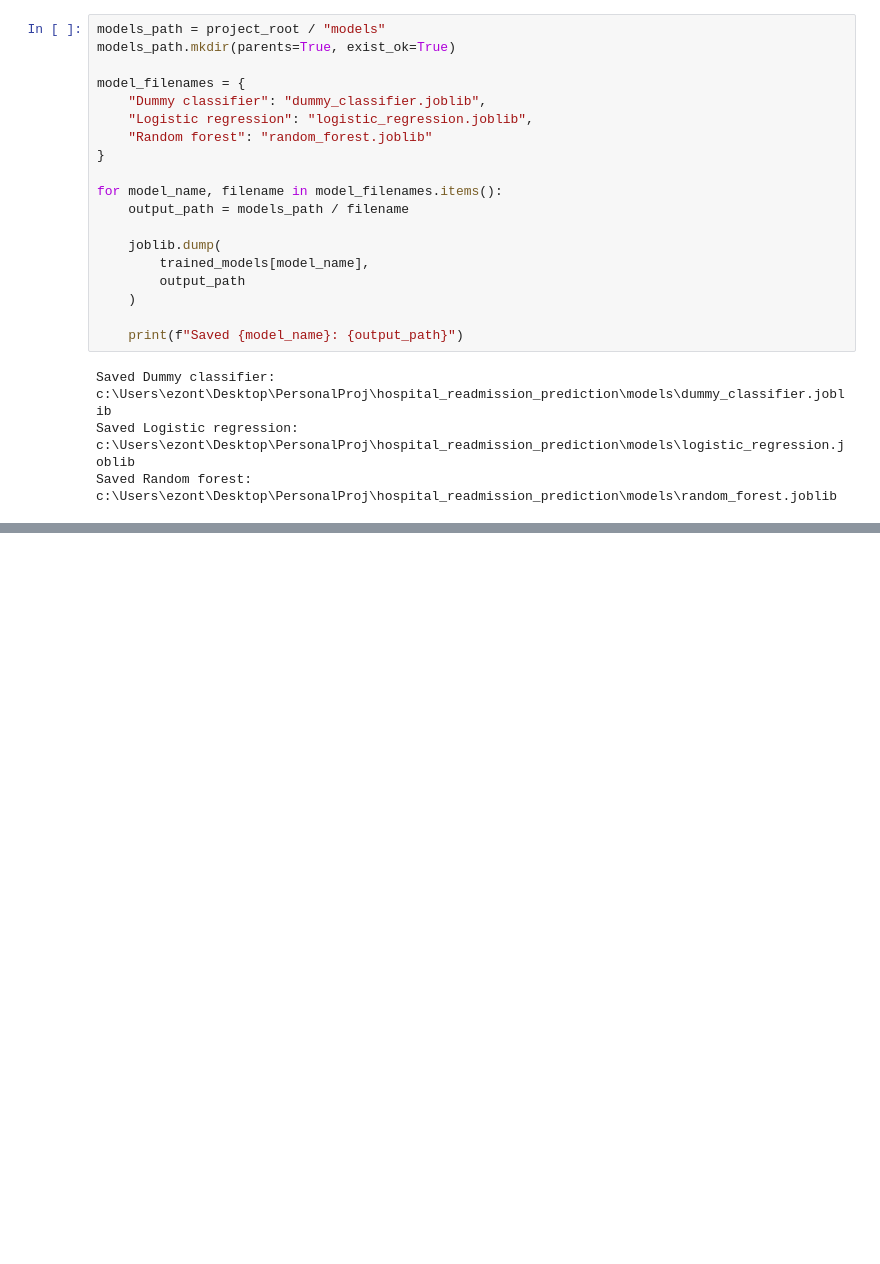
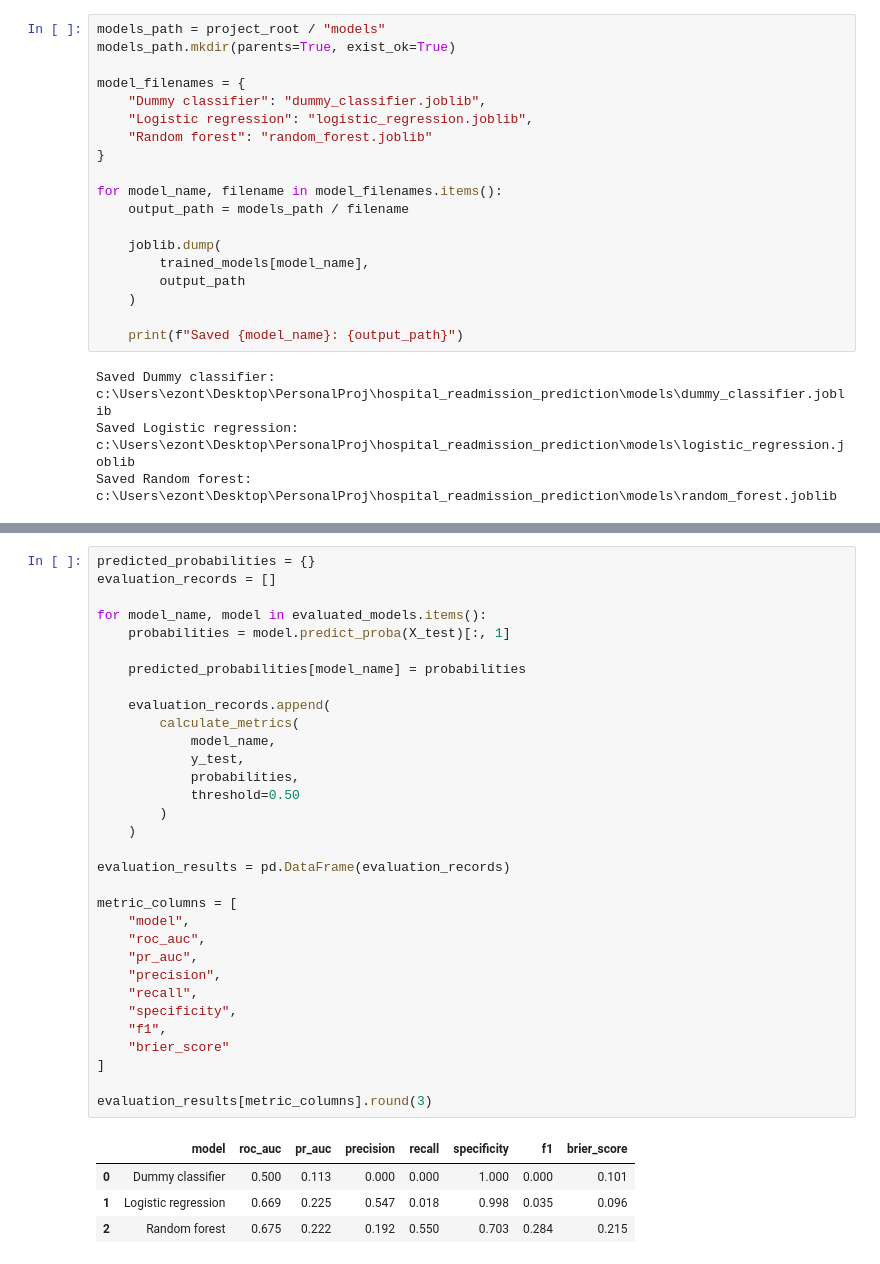
Before and after one commit to adanyabaileyportfolio/hospital_readmission_prediction, a Jupyter notebook: notebooks/03_modeling.ipynb, the cells around one changed output, grey strips where cells are left out. Drawn from its saved outputs; the diff is of its cells as text; blank space fills up the shorter version.

```diff
--- a/notebooks/03_modeling.ipynb
+++ b/notebooks/03_modeling.ipynb
@@ -347,0 +447,37 @@ Saved Random forest: c:\Users\ezont\Desktop\PersonalProj\hospital_readmission_pr
+# %%
+predicted_probabilities = {}
+evaluation_records = []
+
+for model_name, model in evaluated_models.items():
+    probabilities = model.predict_proba(X_test)[:, 1]
+
+    predicted_probabilities[model_name] = probabilities
+
+    evaluation_records.append(
+        calculate_metrics(
+            model_name,
+            y_test,
+            probabilities,
+            threshold=0.50
+        )
+    )
+
+evaluation_results = pd.DataFrame(evaluation_records)
+
+metric_columns = [
+    "model",
+    "roc_auc",
+    "pr_auc",
+    "precision",
+    "recall",
+    "specificity",
+    "f1",
+    "brier_score"
+]
+
+evaluation_results[metric_columns].round(3)
+# %% [output]
+|  | model | roc_auc | pr_auc | precision | recall | specificity | f1 | brier_score |
+| 0 | Dummy classifier | 0.500 | 0.113 | 0.000 | 0.000 | 1.000 | 0.000 | 0.101 |
+| 1 | Logistic regression | 0.669 | 0.225 | 0.547 | 0.018 | 0.998 | 0.035 | 0.096 |
+| 2 | Random forest | 0.675 | 0.222 | 0.192 | 0.550 | 0.703 | 0.284 | 0.215 |
```
Also changed, not shown: parts of 13 cells of this notebook, 6 other files.
